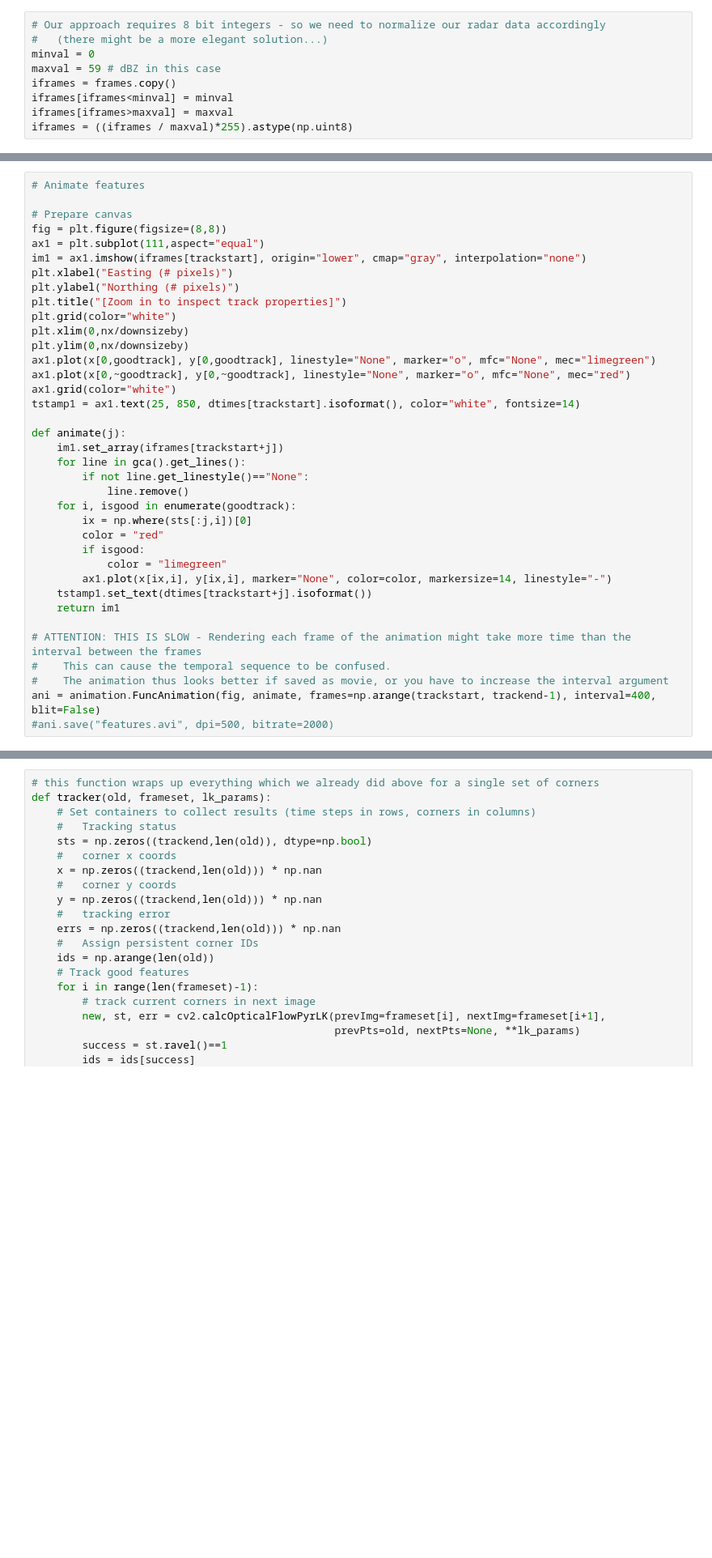
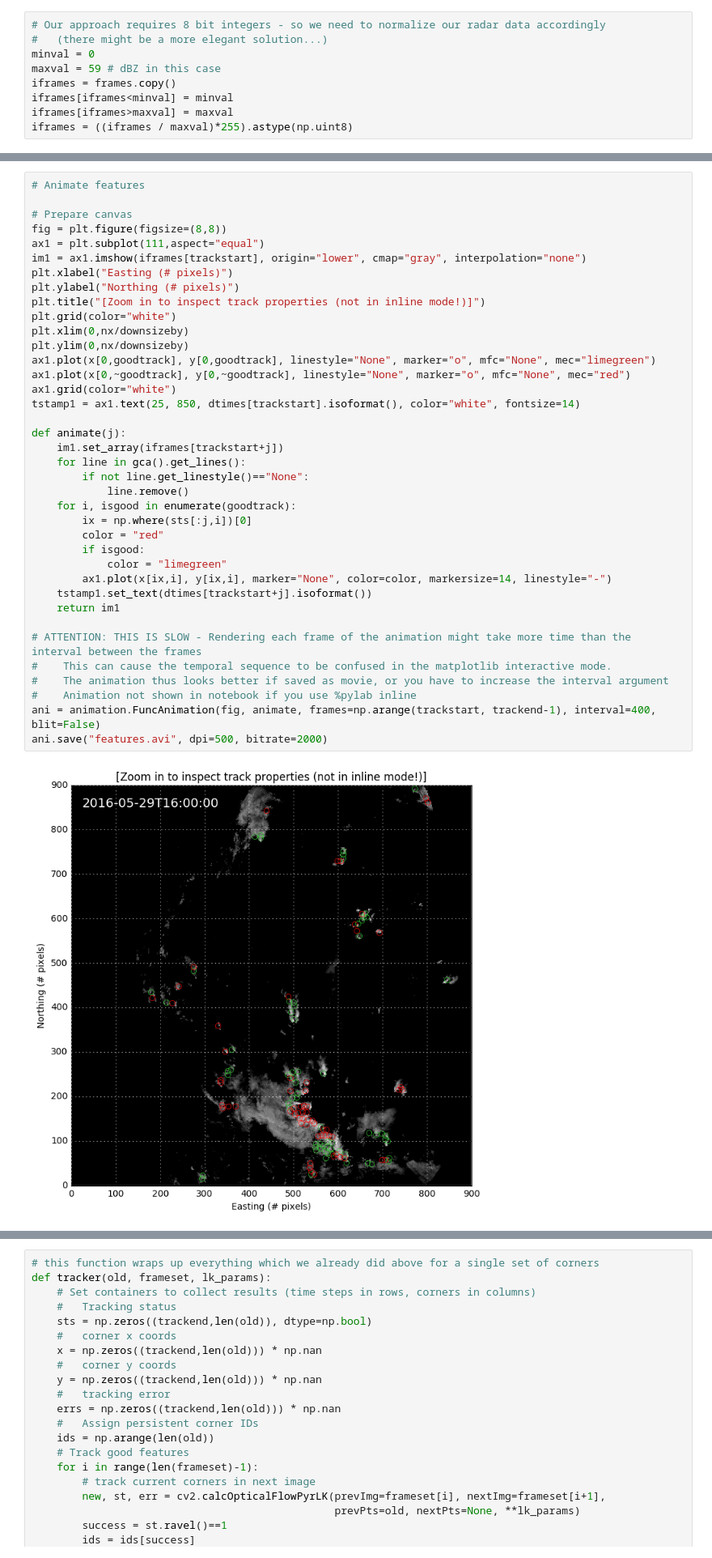
Before and after one commit to heistermann/ontrack, a Jupyter notebook: opencv_plus_ry.ipynb, the cells around one changed output, grey strips where cells are left out. Shown at 81% size. Drawn from its saved outputs; the diff is of its cells as text; blank space fills up the shorter version.

```diff
--- a/opencv_plus_ry.ipynb
+++ b/opencv_plus_ry.ipynb
@@ -194,36 +207,39 @@ for i, isgood in enumerate(goodtrack):
 fig = plt.figure(figsize=(8,8))
 ax1 = plt.subplot(111,aspect="equal")
 im1 = ax1.imshow(iframes[trackstart], origin="lower", cmap="gray", interpolation="none")
 plt.xlabel("Easting (# pixels)")
 plt.ylabel("Northing (# pixels)")
-plt.title("[Zoom in to inspect track properties]")
+plt.title("[Zoom in to inspect track properties (not in inline mode!)]")
 plt.grid(color="white")
 plt.xlim(0,nx/downsizeby)
 plt.ylim(0,nx/downsizeby)
 ax1.plot(x[0,goodtrack], y[0,goodtrack], linestyle="None", marker="o", mfc="None", mec="limegreen")
 ax1.plot(x[0,~goodtrack], y[0,~goodtrack], linestyle="None", marker="o", mfc="None", mec="red")
 ax1.grid(color="white")
 tstamp1 = ax1.text(25, 850, dtimes[trackstart].isoformat(), color="white", fontsize=14)
 
 def animate(j):
     im1.set_array(iframes[trackstart+j])
     for line in gca().get_lines():
         if not line.get_linestyle()=="None":
             line.remove()
     for i, isgood in enumerate(goodtrack):
         ix = np.where(sts[:j,i])[0]
         color = "red"
         if isgood:
             color = "limegreen"
         ax1.plot(x[ix,i], y[ix,i], marker="None", color=color, markersize=14, linestyle="-")
     tstamp1.set_text(dtimes[trackstart+j].isoformat())
     return im1
 
 # ATTENTION: THIS IS SLOW - Rendering each frame of the animation might take more time than the interval between the frames
-#    This can cause the temporal sequence to be confused.
+#    This can cause the temporal sequence to be confused in the matplotlib interactive mode.
 #    The animation thus looks better if saved as movie, or you have to increase the interval argument
+#    Animation not shown in notebook if you use %pylab inline
 ani = animation.FuncAnimation(fig, animate, frames=np.arange(trackstart, trackend-1), interval=400, blit=False)
-#ani.save("features.avi", dpi=500, bitrate=2000)
+ani.save("features.avi", dpi=500, bitrate=2000)
+# %% [output]
+[figure, added]
 # %% [markdown]
 ### Update tracked corners for each time step of the considered tracking period
 
```
Also changed, not shown: parts of 17 cells of this notebook, 2 other files.
